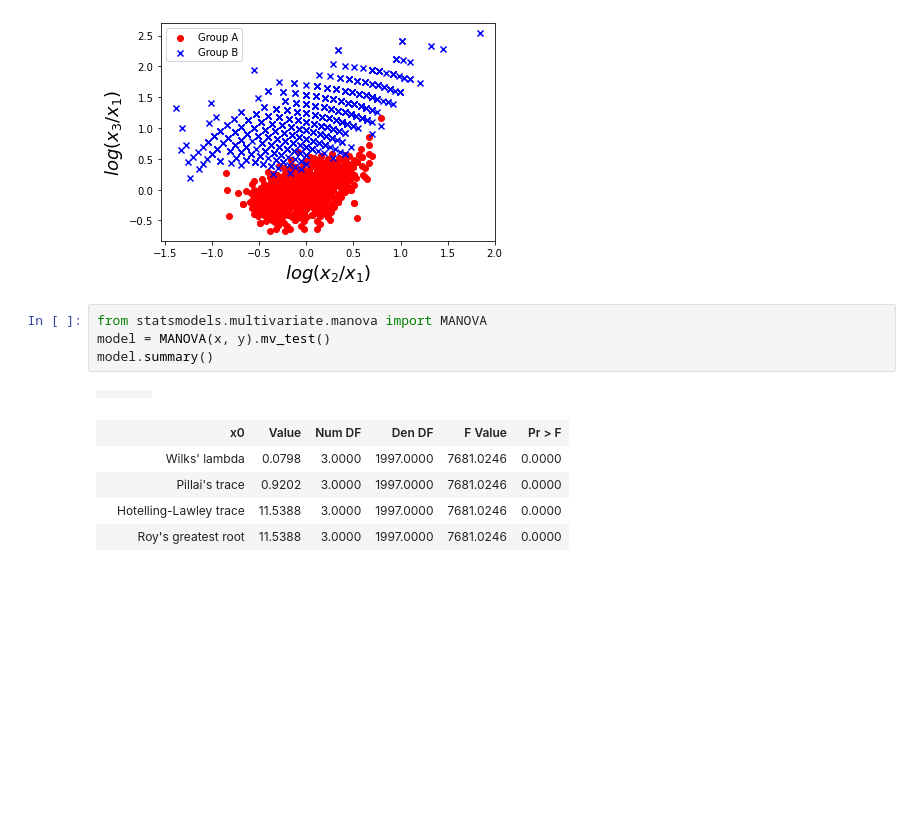
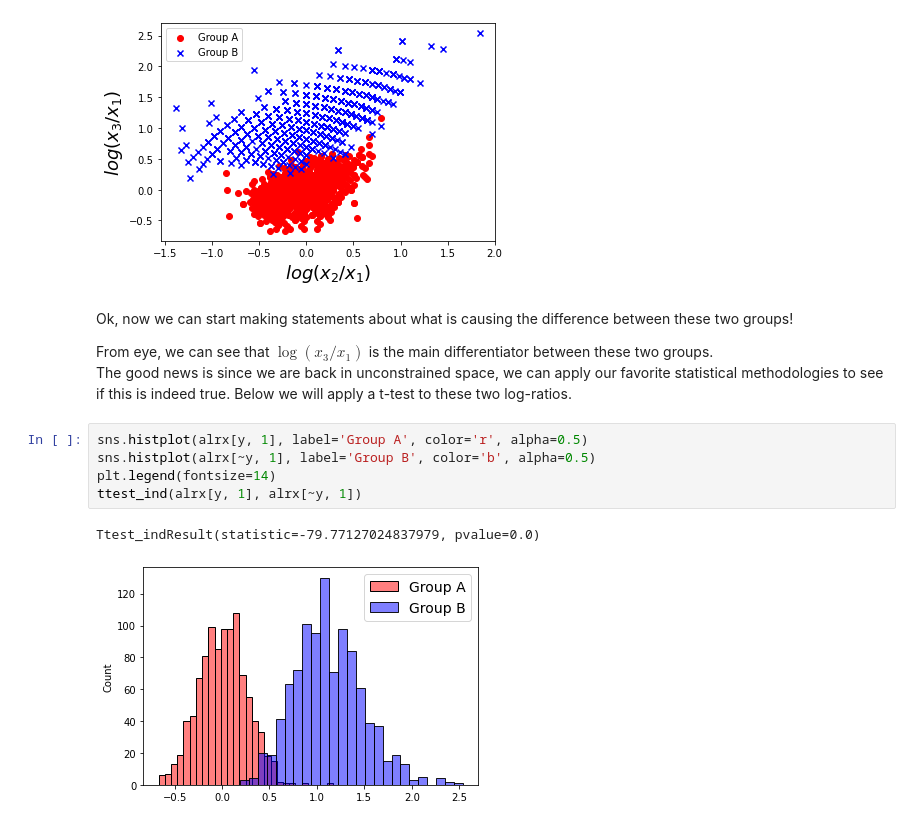
Before and after one commit to mortonjt/differential-abundance-intro, a Jupyter notebook: ipynb/the-importance-of-being-scale-invariant.ipynb, the cells around one changed output. Cells and saved outputs as stored; diff of their text form; blank space fills up the shorter version.

```diff
--- a/ipynb/alr.ipynb
+++ b/ipynb/the-importance-of-being-scale-invariant.ipynb
@@ -75,17 +123,19 @@ ax.set_ylabel('$log(x_3/x_1)$', fontsize=18)
 # %% [output]
 Text(0, 0.5, '$log(x_3/x_1)$')
 [figure]
-# %%
-from statsmodels.multivariate.manova import MANOVA
-model = MANOVA(x, y).mv_test()
-model.summary()
-# %% [output]
-|  |  |  |  |
-|  | x0 | Value | Num DF | Den DF | F Value | Pr > F |
-|  | Wilks' lambda | 0.0798 | 3.0000 | 1997.0000 | 7681.0246 | 0.0000 |
-|  | Pillai's trace | 0.9202 | 3.0000 | 1997.0000 | 7681.0246 | 0.0000 |
-|  | Hotelling-Lawley trace | 11.5388 | 3.0000 | 1997.0000 | 7681.0246 | 0.0000 |
-|  | Roy's greatest root | 11.5388 | 3.0000 | 1997.0000 | 7681.0246 | 0.0000 |
+# %% [markdown]
+Ok, now we can start making statements about what is causing the difference between these two groups!
+
+From eye, we can see that $\log(x_3/x_1)$ is the main differentiator between these two groups.
+The good news is since we are back in unconstrained space, we can apply our favorite statistical methodologies to see if this is indeed true. Below we will apply a t-test to these two log-ratios.
+# %%
+sns.histplot(alrx[y, 1], label='Group A', color='r', alpha=0.5)
+sns.histplot(alrx[~y, 1], label='Group B', color='b', alpha=0.5)
+plt.legend(fontsize=14)
+ttest_ind(alrx[y, 1], alrx[~y, 1])
+# %% [output]
+Ttest_indResult(statistic=-79.77127024837979, pvalue=0.0)
+[figure, added]
 # %%
 from scipy.stats import ttest_ind
 import seaborn as sns
```
Also changed, not shown: parts of 12 cells of this notebook, 1 other file.
